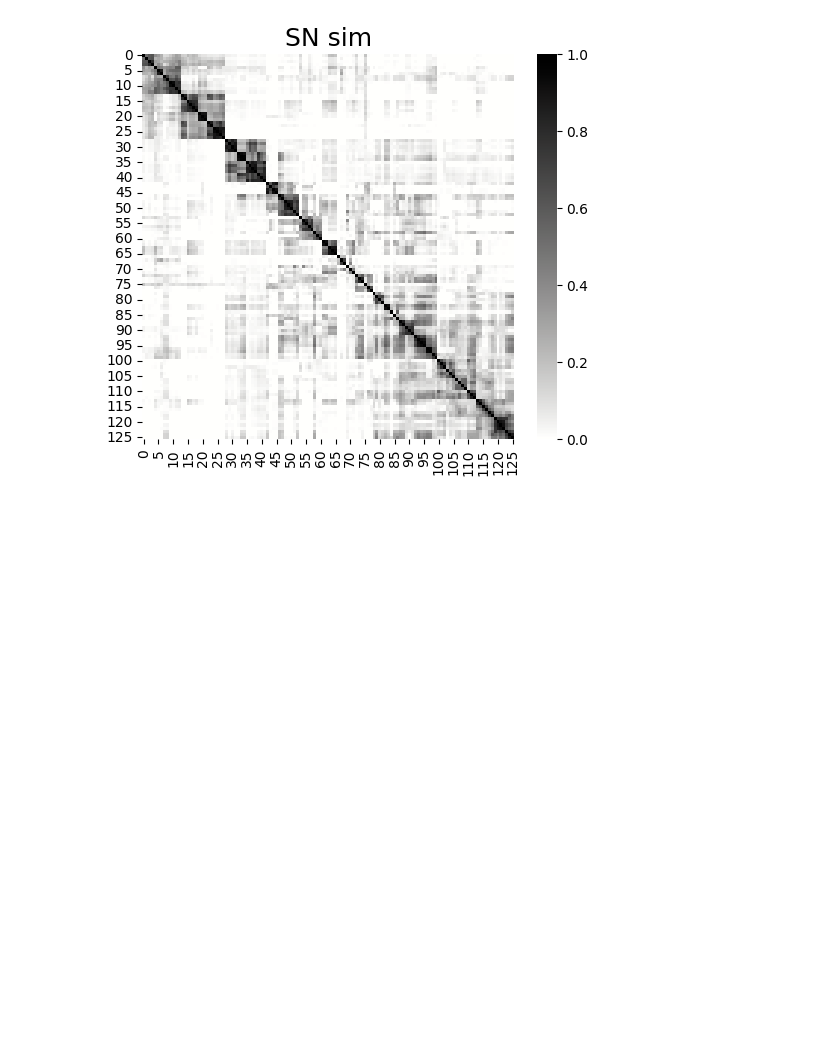
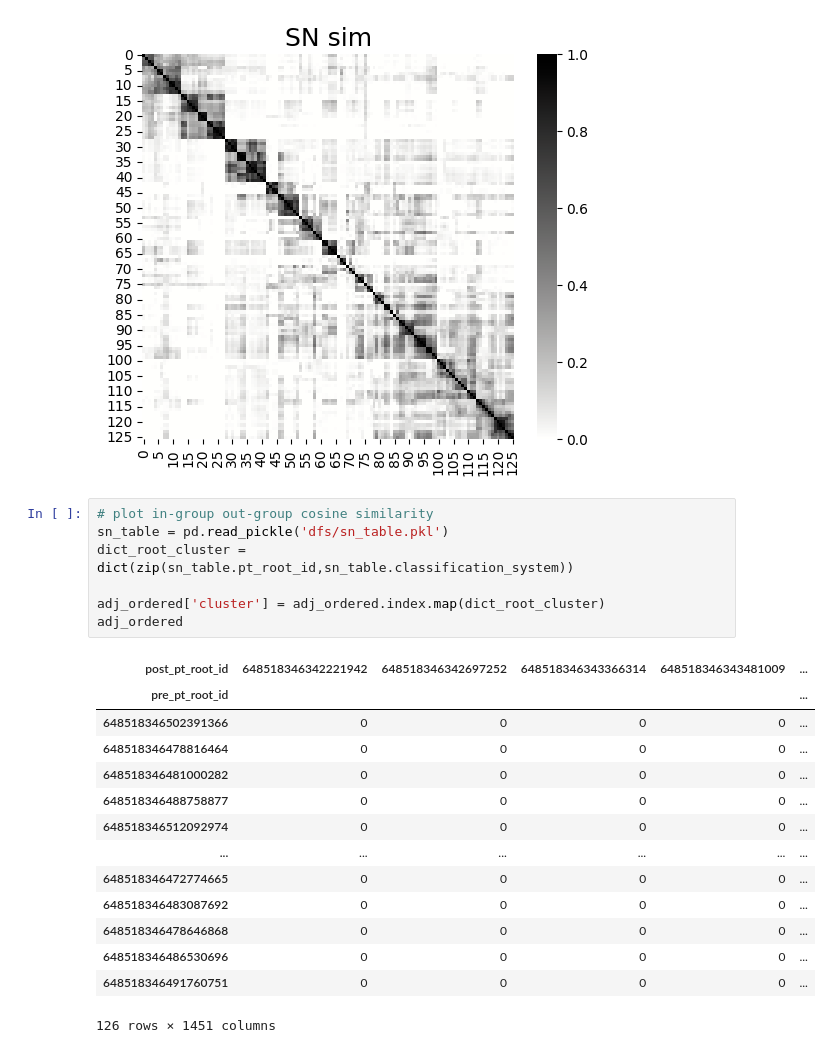
Before and after one commit to EllenLesser/Lesser_eLife_2025, a Jupyter notebook: similarity.ipynb, the cells around one changed output. Drawn from its saved outputs; the diff is of its cells as text; blank space fills up the shorter version.

```diff
--- a/similarity.ipynb
+++ b/similarity.ipynb
@@ -99,3 +99,25 @@ plt.title('SN sim', fontsize = 18)
 # %% [output]
 Text(0.5, 1.0, 'SN sim')
 [figure]
+# %%
+# plot in-group out-group cosine similarity
+sn_table = pd.read_pickle('dfs/sn_table.pkl')
+dict_root_cluster = dict(zip(sn_table.pt_root_id,sn_table.classification_system))
+
+adj_ordered['cluster'] = adj_ordered.index.map(dict_root_cluster)
+adj_ordered
+# %% [output]
+| post_pt_root_id | 648518346342221942 | 648518346342697252 | 648518346343366314 | 648518346343481009 | ... |
+| pre_pt_root_id |  |  |  |  | ... |
+| 648518346502391366 | 0 | 0 | 0 | 0 | ... |
+| 648518346478816464 | 0 | 0 | 0 | 0 | ... |
+| 648518346481000282 | 0 | 0 | 0 | 0 | ... |
+| 648518346488758877 | 0 | 0 | 0 | 0 | ... |
+| 648518346512092974 | 0 | 0 | 0 | 0 | ... |
+| ... | ... | ... | ... | ... | ... |
+| 648518346472774665 | 0 | 0 | 0 | 0 | ... |
+| 648518346483087692 | 0 | 0 | 0 | 0 | ... |
+| 648518346478646868 | 0 | 0 | 0 | 0 | ... |
+| 648518346486530696 | 0 | 0 | 0 | 0 | ... |
+| 648518346491760751 | 0 | 0 | 0 | 0 | ... |
+126 rows × 1451 columns
```
Also changed, not shown: parts of 3 cells of this notebook.
